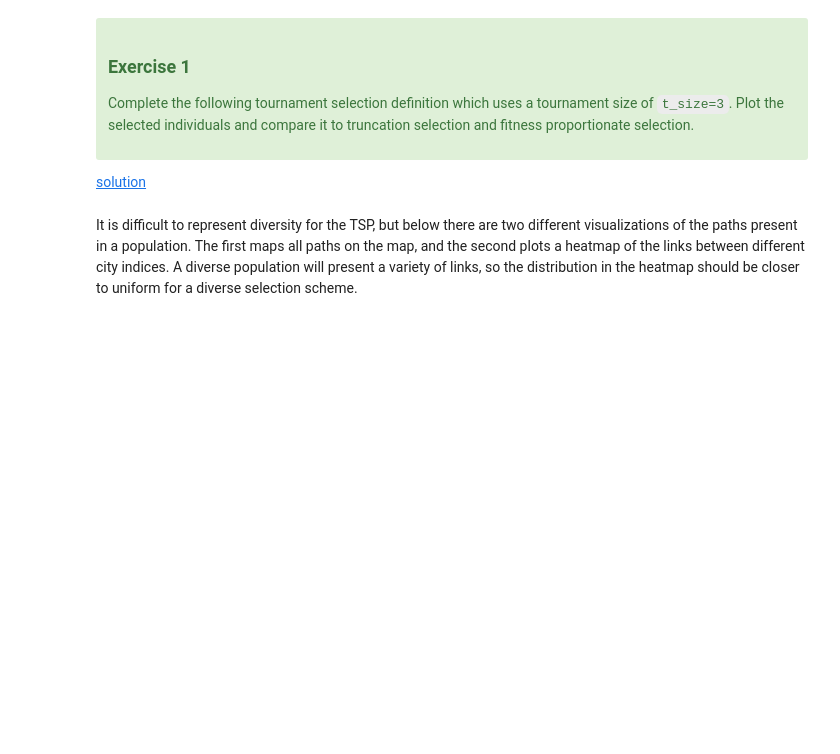
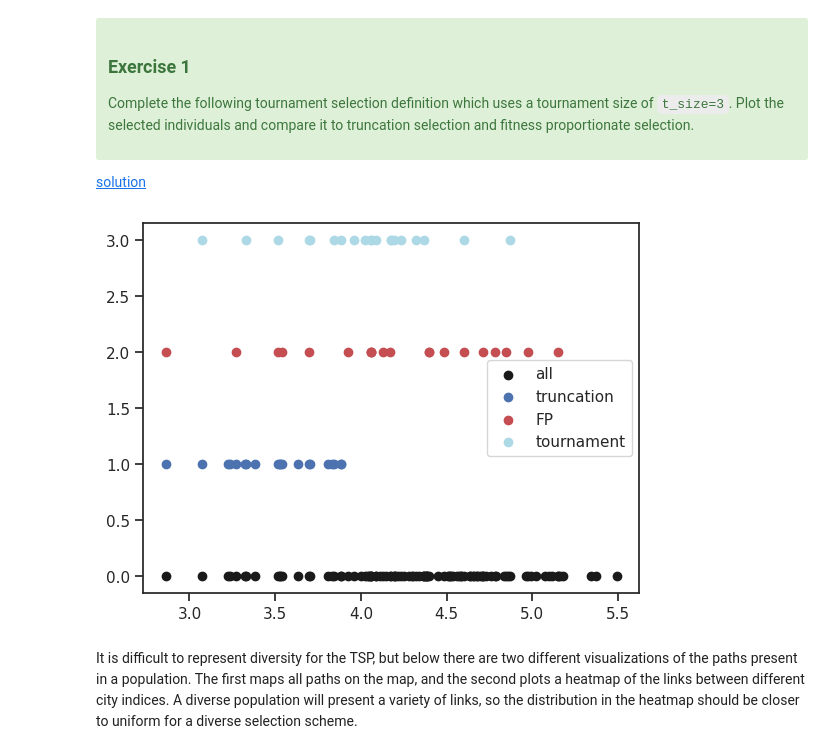
Before and after one commit to neanderlucas-cyber/evolution.class1, a Jupyter notebook: ga/genetic_algorithm.ipynb, the cells around one changed output. Saved outputs shown, nothing was run; the diff lists cells and outputs as text; code cells hidden in the pictures; blank space fills up the shorter version.

```diff
--- a/ga/genetic_algorithm.ipynb
+++ b/ga/genetic_algorithm.ipynb
@@ -170,14 +198,26 @@ Complete the following tournament selection definition which uses a tournament s
 
 [solution](https://github.com/d9w/evolution/blob/master/ga/solutions/ex1.py)
 # %%
-def tournament_selection(population: np.ndarray, fitness: np.ndarray, t_size: int=3) -> Tuple[np.ndarray, np.ndarray]:
-    ind = rng.choice(len(population))
+def tournament_selection(population: np.ndarray, fitness: np.ndarray, t_size: int=3) -> Tuple[np.ndarray, np.ndarray]: #the outcome depends on randking in a tournament
+
+    rng = np.random.default_rng()
+    tournament = rng.choice(len(population), size=t_size)
+    ind = tournament[np.argmin(fitness[tournament])]
+
     return population[ind], fitness[ind]
 # %%
 t_fits = np.zeros(len(efit))
 for i in range(len(efit)):
     p, f = tournament_selection(population, fitness)
     t_fits[i] = f
+# %%
+plt.scatter(fitness, np.zeros(len(fitness)), color='k', label='all')
+plt.scatter(efit, np.ones(len(efit)), color='b', label='truncation')
+plt.scatter(fp_fits, 2*np.ones(len(fp_fits)), color='r', label='FP')
+plt.scatter(t_fits, 3*np.ones(len(fp_fits)), color='lightblue', label='tournament')
+plt.legend(); #y axis is three categoies
+# %% [output]
+[figure, added]
 # %% [markdown]
 It is difficult to represent diversity for the TSP, but below there are two different visualizations of the paths present in a population. The first maps all paths on the map, and the second plots a heatmap of the links between different city indices. A diverse population will present a variety of links, so the distribution in the heatmap should be closer to uniform for a diverse selection scheme.
 # %% [markdown]
```
Also changed, not shown: parts of 29 cells of this notebook.
